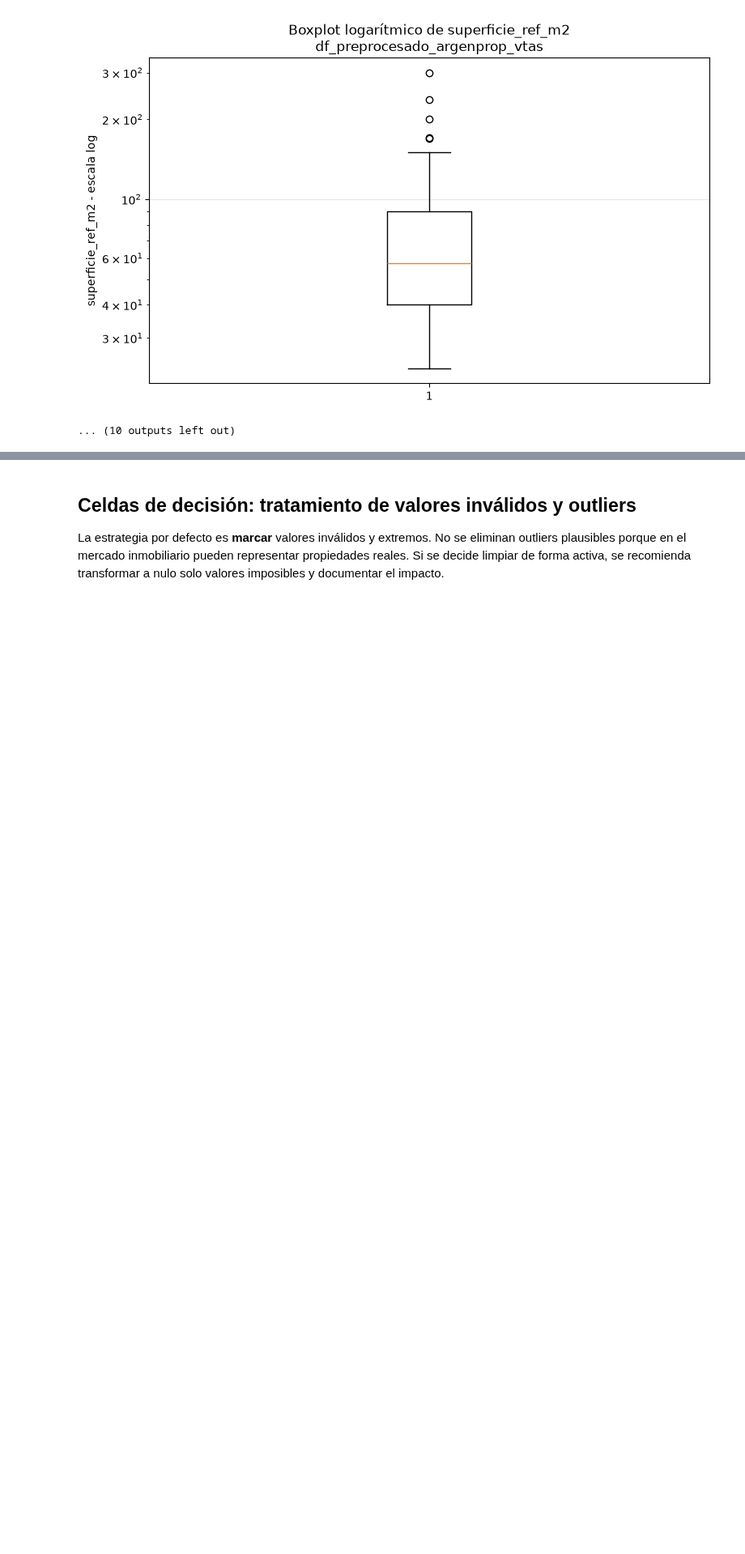
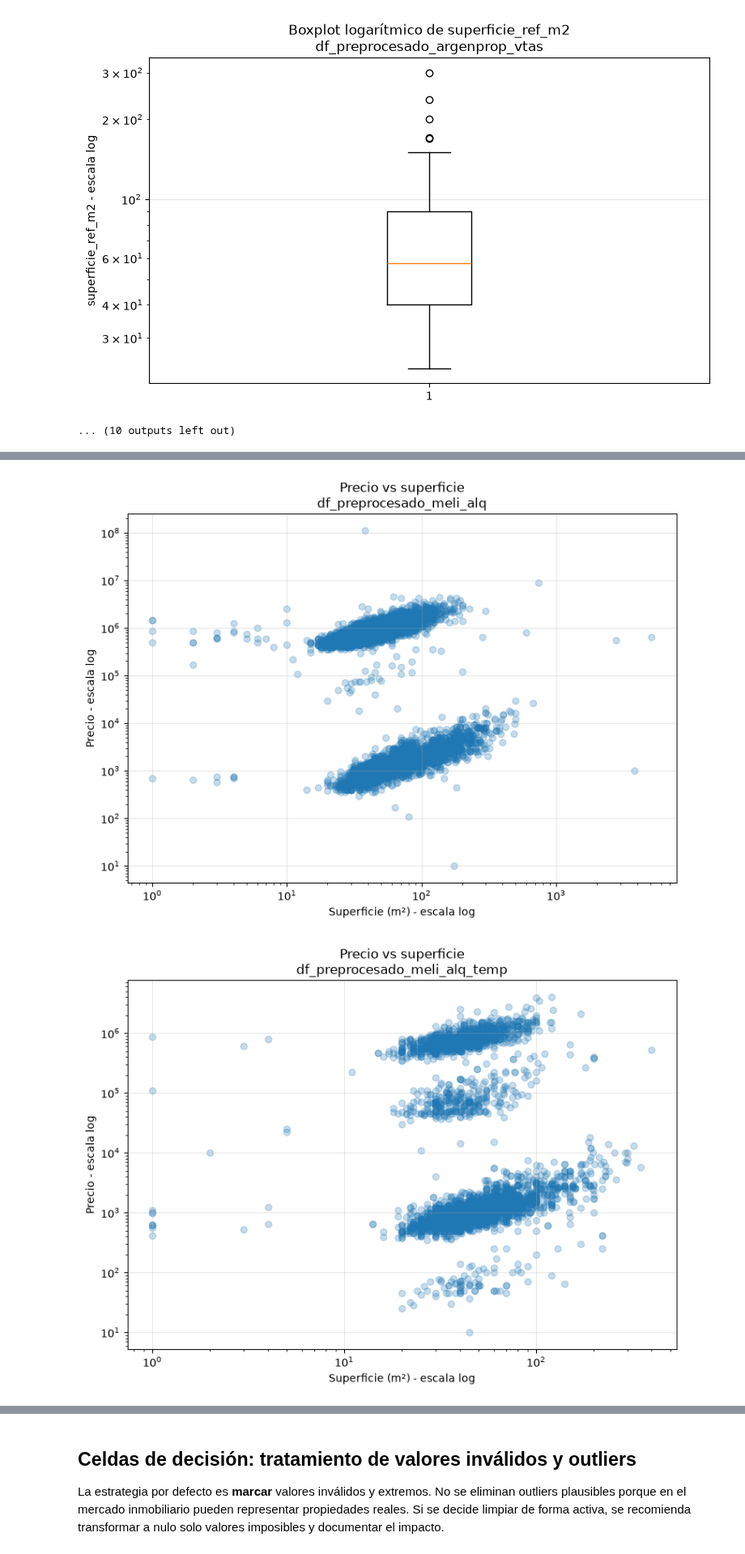
Before and after one commit to arirakowitba/TP_analitica_descriptiva_grupo1_2q2026, a Jupyter notebook: notebooks/04_outliers.ipynb, the cells around one changed output, grey strips where cells are left out. Shown at 81% size. Cells and saved outputs as stored; diff of their text form; code cells hidden in the pictures; blank space fills up the shorter version.

```diff
--- a/notebooks/04_outliers.ipynb
+++ b/notebooks/04_outliers.ipynb
@@ -617,0 +622,71 @@ for nombre, df in preprocesados_con_iqr.items():
+# %%
+# ============================================================
+# SCATTER: PRECIO VS SUPERFICIE
+# ============================================================
+
+for nombre, df in preprocesados_con_iqr.items():
+
+    if (
+        'precio' not in df.columns
+        or
+        'superficie_ref_m2' not in df.columns
+    ):
+        continue
+
+    datos = df[
+        [
+            'precio',
+            'superficie_ref_m2'
+        ]
+    ].copy()
+
+    datos['precio'] = pd.to_numeric(
+        datos['precio'],
+        errors='coerce'
+    )
+
+    datos['superficie_ref_m2'] = pd.to_numeric(
+        datos['superficie_ref_m2'],
+        errors='coerce'
+    )
+
+    datos = datos[
+        (datos['precio'] > 0) &
+        (datos['superficie_ref_m2'] > 0)
+    ].dropna()
+
+    if len(datos) < 10:
+        continue
+
+    plt.figure(figsize=(8, 6))
+
+    plt.scatter(
+        datos['superficie_ref_m2'],
+        datos['precio'],
+        alpha=0.25
+    )
+
+    plt.xscale('log')
+    plt.yscale('log')
+
+    plt.title(
+        f'Precio vs superficie\n{nombre}'
+    )
+
+    plt.xlabel(
+        'Superficie (m²) - escala log'
+    )
+
+    plt.ylabel(
+        'Precio - escala log'
+    )
+
+    plt.grid(
+        alpha=0.3
+    )
+
+    plt.tight_layout()
+    plt.show()
+# %% [output]
+[figure, added]
+[figure, added]
```
Also changed, not shown: parts of 8 cells of this notebook.
